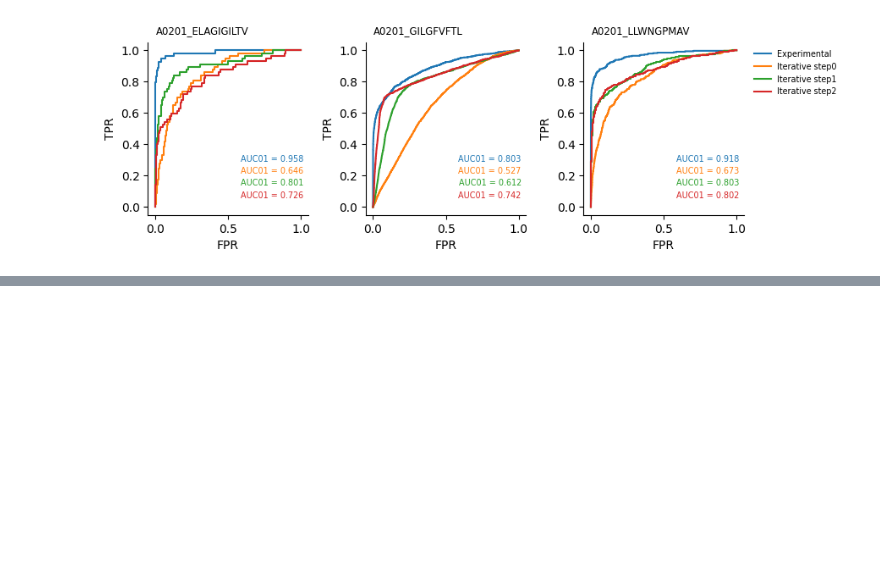
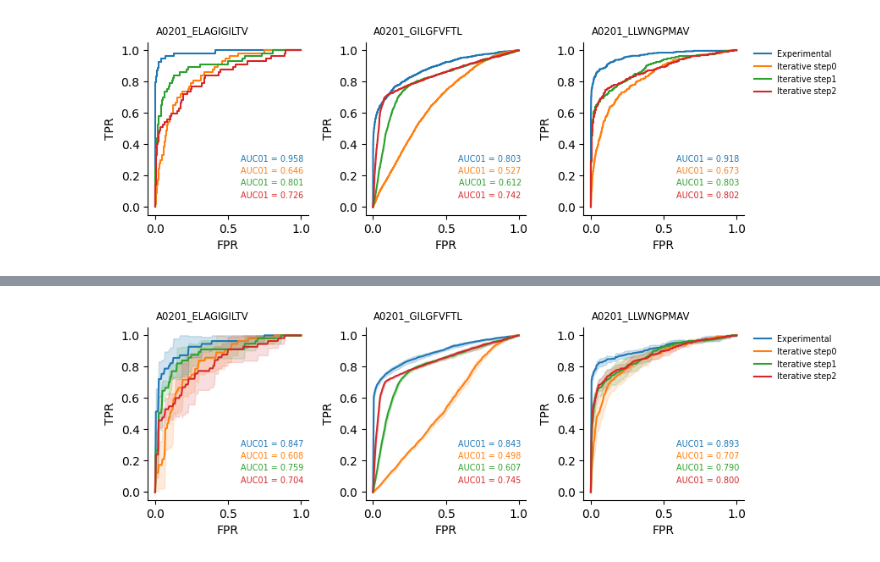
Before and after one commit to Rita-Ann-Roessner/Postdoc-UNIL, a Jupyter notebook: 260626_ESMfold2_motif_builder/Monitor.ipynb, the cells around one changed output, grey strips where cells are left out. Cells and saved outputs as stored; diff of their text form; code cells hidden in the pictures; blank space fills up the shorter version.

```diff
--- a/260626_ESMfold2_motif_builder/Monitor.ipynb
+++ b/260626_ESMfold2_motif_builder/Monitor.ipynb
@@ -239,0 +313,43 @@ plt.show()
+# %%
+epitopes = ['A0201_ELAGIGILTV', 'A0201_GILGFVFTL', 'A0201_LLWNGPMAV']
+steps = ['step0', 'step1', 'step2']
+grid = np.linspace(0, 1, 201)
+
+def mean_roc_band(files):
+    tprs, auc01s = [], []
+    for f in files:
+        df = pd.read_csv(f)
+        y, s = df['Label'].values, df['score'].values
+        fpr, tpr, _ = roc_curve(y, s)
+        t = np.interp(grid, fpr, tpr); t[0] = 0.0
+        tprs.append(t); auc01s.append(roc_auc_score(y, s, max_fpr=0.1))
+    tprs = np.vstack(tprs)
+    return tprs.mean(0), tprs.std(0), float(np.mean(auc01s))
+
+fig, axes = plt.subplots(1, len(epitopes), figsize=(9, 3))
+for cnt, epitope in enumerate(epitopes):
+    ax = axes[cnt]
+    ax.text(0.05, 1.1, epitope, transform=ax.transAxes, va='top', ha='left', fontsize='small')
+
+    # --- Experimental (5-fold CV) ---
+    m, sd, a01 = mean_roc_band([f'exp_data/{epitope}/exp_fold{k}_pred.csv' for k in range(1, 6)])
+    line, = ax.plot(grid, m, label='Experimental')
+    ax.fill_between(grid, np.clip(m - sd, 0, 1), np.clip(m + sd, 0, 1), color=line.get_color(), alpha=0.2)
+    ax.text(0.97, 0.3, f"AUC01 = {a01:.3f}", transform=ax.transAxes, ha='right', va='bottom',
+            fontsize='x-small', color=line.get_color())
+
+    # --- Iterative steps (structural, SAME folds) ---
+    for i, s in enumerate(steps):
+        m, sd, a01 = mean_roc_band([f'exp_data/{epitope}/struct_{s}_fold{k}_pred.csv' for k in range(1, 6)])
+        line, = ax.plot(grid, m, label=f'Iterative {s}')
+        ax.fill_between(grid, np.clip(m - sd, 0, 1), np.clip(m + sd, 0, 1), color=line.get_color(), alpha=0.15)
+        ax.text(0.97, 0.23 - i * 0.07, f"AUC01 = {a01:.3f}", transform=ax.transAxes, ha='right', va='bottom',
+                fontsize='x-small', color=line.get_color())
+
+    ax.set_xlabel('FPR'); ax.set_ylabel('TPR')
+
+handles, labels = axes[-1].get_legend_handles_labels()
+axes[-1].legend(handles, labels, fontsize='x-small', frameon=False, bbox_to_anchor=(1.02, 1), loc='upper left')
+sns.despine(); plt.tight_layout(); plt.show()
+# %% [output]
+[figure, added]
```
Also changed, not shown: parts of 8 cells of this notebook, 6 other files.
